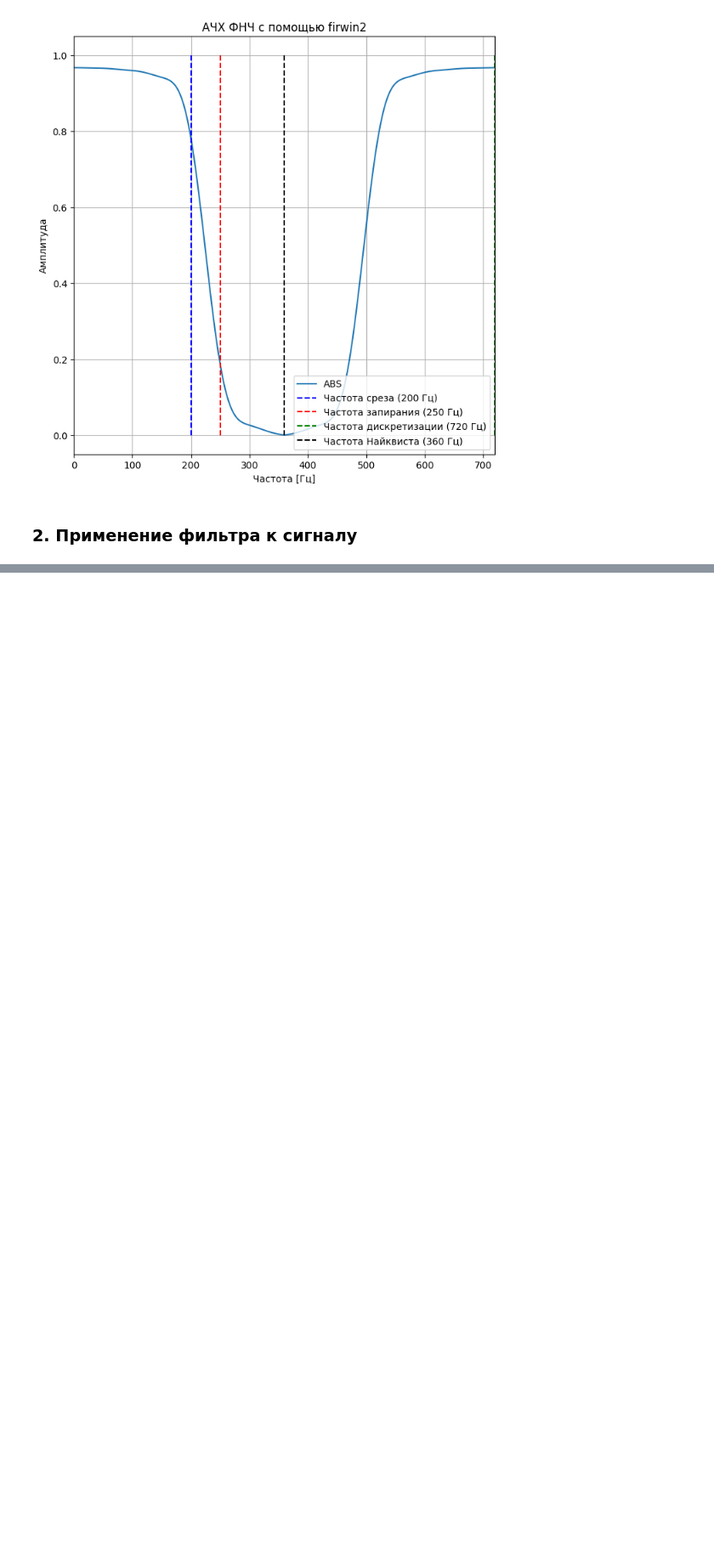
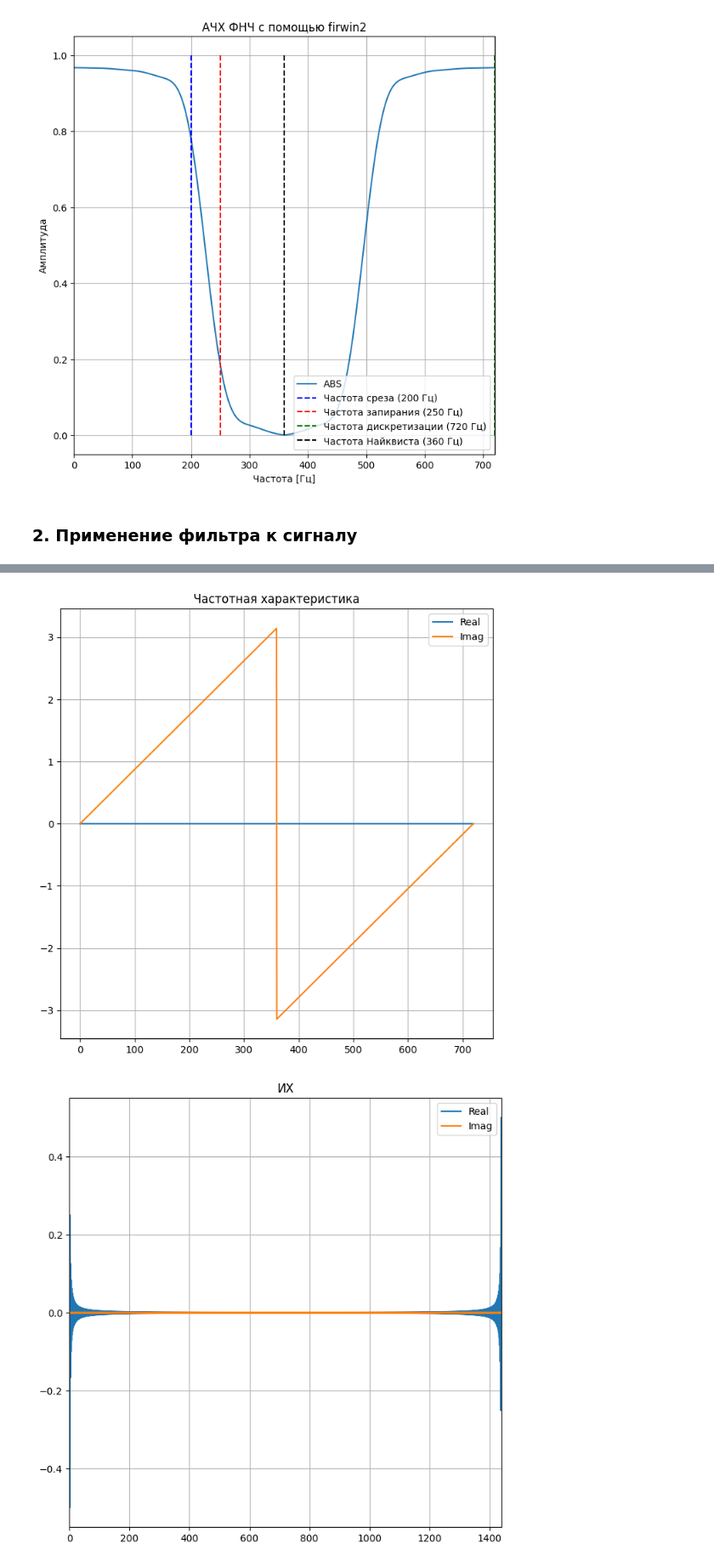
Before and after one commit to dmPetrow/labs_dsp, a Jupyter notebook: lab4.ipynb, the cells around one changed output, grey strips where cells are left out. Shown at 85% size. Cells and saved outputs as stored; diff of their text form; code cells hidden in the pictures; blank space fills up the shorter version.

```diff
--- a/lab4.ipynb
+++ b/lab4.ipynb
@@ -246,0 +249,71 @@ plt.show()
+# %%
+f1 = np.linspace(0,fn,int(N/2))
+H1 = 2 * np.pi * f1 * np.exp(1j * np.pi/2 )
+f2 = np.linspace(-fn,0,int(N/2))
+H2 = 2 * np.pi * f2 * np.exp(1j * np.pi/2 )
+H = np.zeros(N, dtype=complex)
+H[0:int(N/2)] = H1
+H[int(N/2):N] = H2
+
+plt.figure(figsize=[8,8])
+plt.title( 'Частотная характеристика' )
+plt.plot(ff,2*np.real(H)/N)
+plt.plot(ff,2*np.imag(H)/N)
+plt.grid(True)
+plt.legend(['Real', 'Imag'])
+plt.show()
+
+H_dff = ifft(H) / N
+
+plt.figure(figsize=[8,8])
+plt.title( 'ИХ' )
+plt.plot(nn,np.real(H_dff))
+plt.plot(nn,np.imag(H_dff))
+plt.xlim( [0, N] )
+plt.legend(['Real', 'Imag'])
+plt.grid(True)
+
+nf = np.linspace( 0, Nf,  Nf, endpoint=False )
+y = np.zeros(Nf, dtype=complex)
+y[0:int(p/2)] = H_dff[N-int(p/2):N]
+y[int(p/2):p] = H_dff[0:int(p/2)]
+
+plt.figure(figsize=[8,8])
+plt.title( 'Усечённая ИХ до взвешивания' )
+plt.plot( nf, np.real(y))
+plt.plot( nf, np.imag(y))
+plt.legend(['Real', 'Imag'])
+plt.xlim( [0, p] )
+plt.grid( True )
+
+y_w = y * w_b
+
+plt.figure(figsize=[8,8])
+plt.title( 'Усечённая ИХ после взвешивания' )
+plt.plot( nf, np.real(y_w) )
+plt.plot( nf, np.imag(y_w) )
+plt.legend(['Real', 'Imag'])
+plt.xlim( [0, p] )
+plt.grid( True )
+
+Amp1 = 2
+f1 = 100
+
+t = np.linspace(0, N*T, N, endpoint = False)
+
+x = Amp1 * np.cos(2 * np.pi * f1 * t )
+x_fil = np.convolve(y_w, x[0:N - p])
+plt.figure(figsize=[25,6])
+plt.title( 'Сигнал' )
+plt.plot(t, x)
+plt.xlabel( 'Время(с)' )
+plt.ylabel( 'Амплитуда' )
+plt.plot(t, x_fil)
+plt.xlim( [0, N*T/8] )
+plt.legend(['До', 'После'])
+plt.grid( True )
+
+plt.show()
+# %% [output]
+[figure, added]
+[figure, added]
```
Also changed, not shown: parts of 4 cells of this notebook.
